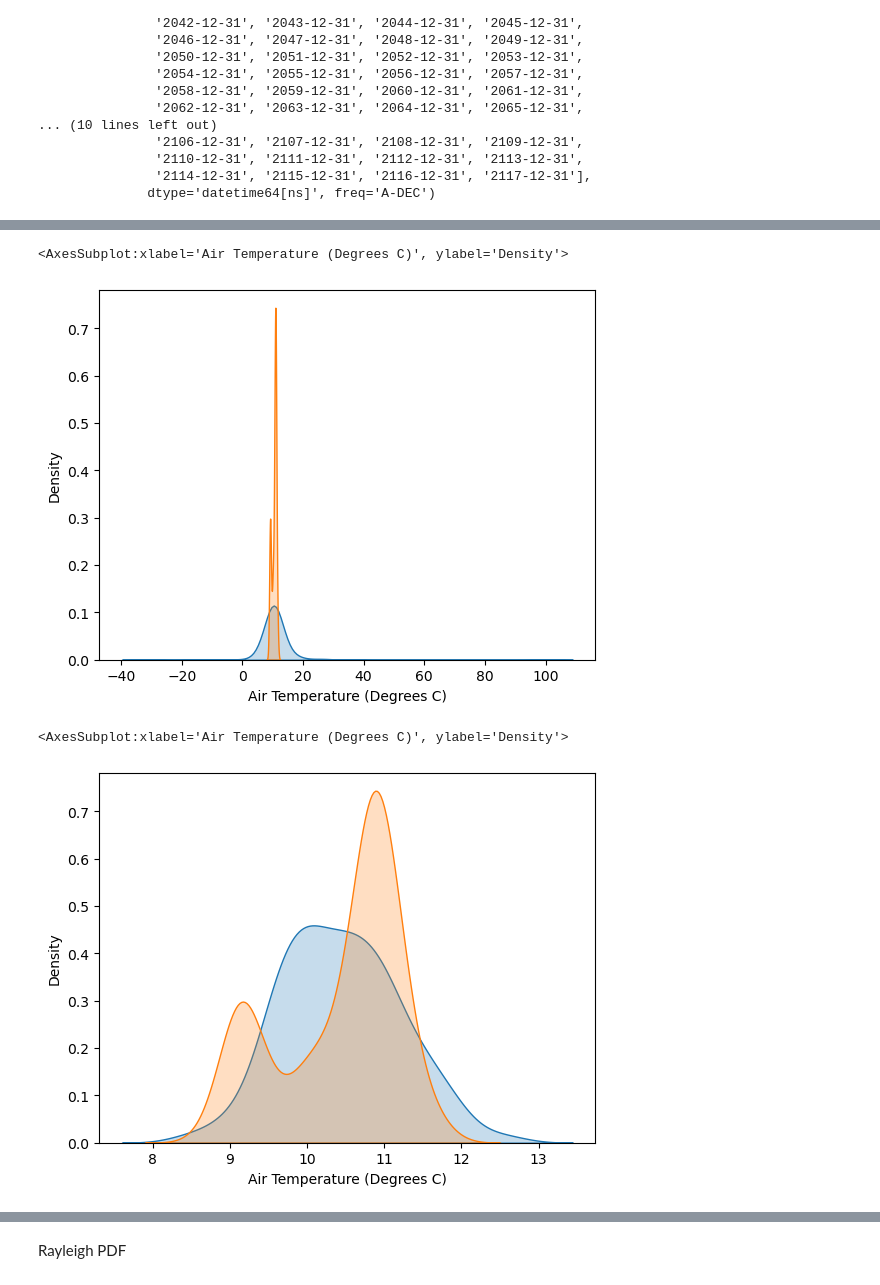
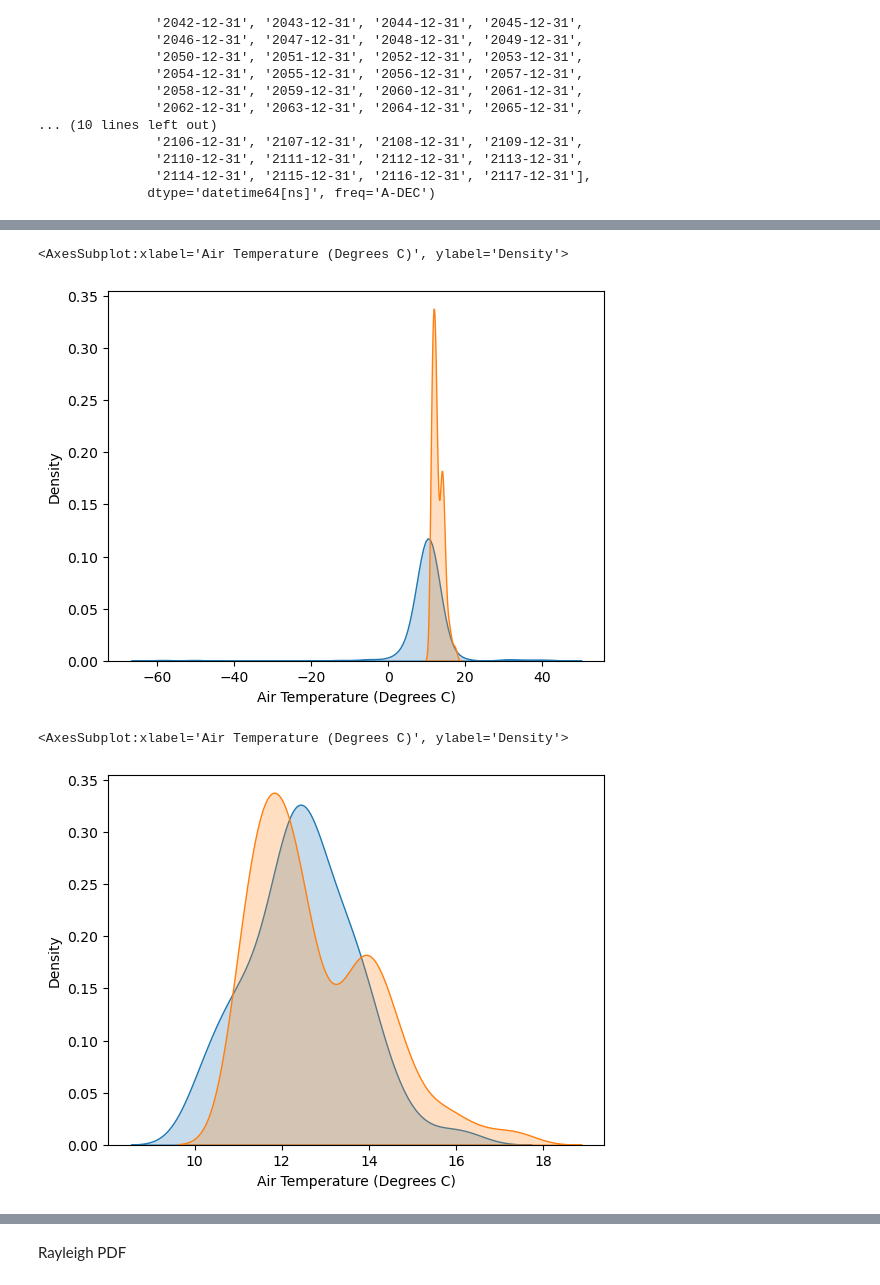
Before and after one commit to dectan/Programming-for-Data-Analysis-Project-1, a Jupyter notebook: Project 1.ipynb, the cells around one changed output, grey strips where cells are left out. Drawn from its saved outputs; the diff is of its cells as text; code cells hidden in the pictures.

```diff
--- a/Project 1.ipynb
+++ b/Project 1.ipynb
@@ -24,8 +25,8 @@ I will go through the distribuiton I have used to synthesise each variable below
 # %% [markdown]
 After reading .csv file, I can see the original dataset contains 8 variables. I decided to drop 4 variables using .drop() to have a more concise dataset.
 # %%
-
-df1=pd.read_csv('http://data.marine.ie/downloads/SmartBayIreland/GalwaySampleWeatherData.csv',nrows = 267)
+#nrows = 267
+df1=pd.read_csv('http://data.marine.ie/downloads/SmartBayIreland/GalwaySampleWeatherData.csv',)
 #https://stackoverflow.com/questions/48899051/how-to-drop-a-specific-column-of-csv-file-while-reading-it-using-pandas
 df1 = df1.drop(['Longitude','Latitude','Wind Direction (Degrees True)','Barometric Pressure (Millibars)',"Wind Speed (Meters/Sec)"],axis =1)
 df1
@@ -151,5 +170,6 @@ Name: datetime, Length: 267, dtype: datetime64[ns]
 # %%
-df2=df1.loc[df1.loc[:,'SensorTimestamp'] >= '14/08/2015 ']
+#df1
+df2=df1.loc[df1.loc[:,'datetime'] >= '2015-08-16']
 df2
 # %% [output]
 |  | SensorTimestamp | Air Temperature (Degrees C) | Barometric Pressure (inches) | Wind Direction (Degrees Magnetic) | Wind Speed (Knot) | ... |
@@ -167,0 +188,3 @@ df2
+# %%
+df3=df2.loc[df2.loc[:,'datetime'] <='2015-08-17']
+df3
@@ -181,3 +220,3 @@ plt.show()
 # %%
-df3=df2.loc[df2.loc[:,'datetime'] <='2015/08/25']
-df3
+#df3=df2.loc[df2.loc[:,'datetime'] <='2015-08-18']
+#df3
@@ -816,31 +741,31 @@ sns.kdeplot(cauchy_data,shade=True)
 sns.kdeplot(df3['Air Temperature (Degrees C)'],shade=True)
 # %% [output]
 <AxesSubplot:xlabel='Air Temperature (Degrees C)', ylabel='Density'>
-[figure, old version]
+[figure, new version]
 # %%
 # Set the shape and scale parameters
-shape = 1
-scale = 1
+shape = 317.27
+scale = .056
 
 # Calculate the mean and standard deviation
-mean = 10.42
-std_dev = 0.766
+mean = 12.8
+std_dev = 1.4
 
 # Calculate the shape and scale parameters of the double gamma distribution
 a = mean ** 2 / std_dev ** 2
 b = mean / std_dev ** 2
 
 # Generate 200 random numbers from a double gamma distribution
 dgamma_data = np.random.standard_cauchy(size=100)
 dgamma_data = np.random.gamma(shape=a, scale=1/b, size=100)
 
 # Print the generated data
 sns.kdeplot(dgamma_data,shade=True)
 sns.kdeplot(df3['Air Temperature (Degrees C)'],shade=True)
 #print(dgamma_data)
 # %% [output]
 <AxesSubplot:xlabel='Air Temperature (Degrees C)', ylabel='Density'>
-[figure, old version]
+[figure, new version]
 # %%
 import numpy as np
 from scipy.stats import dweibull
```
Also changed, not shown: parts of 91 cells of this notebook, 2 other files.
